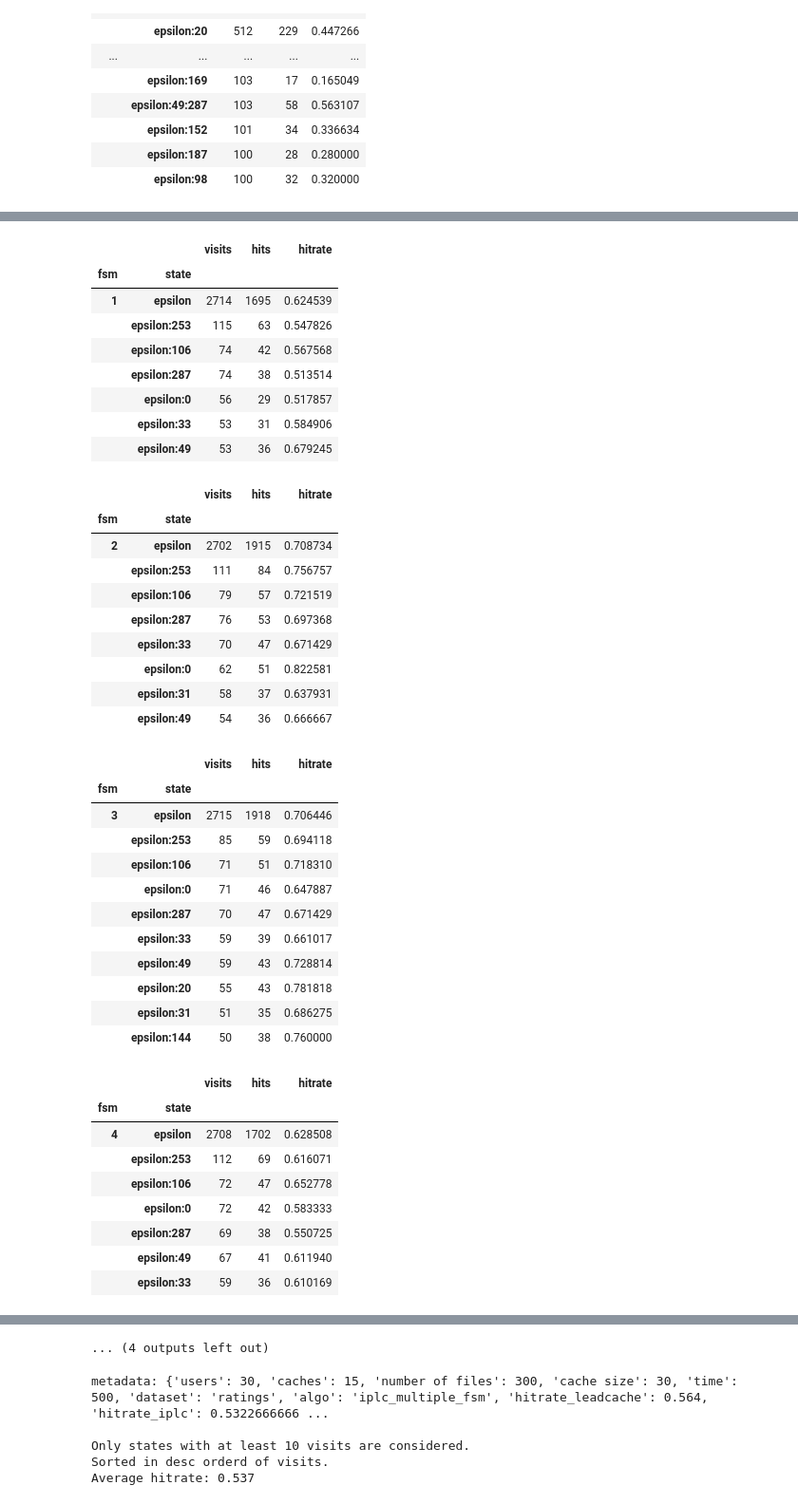
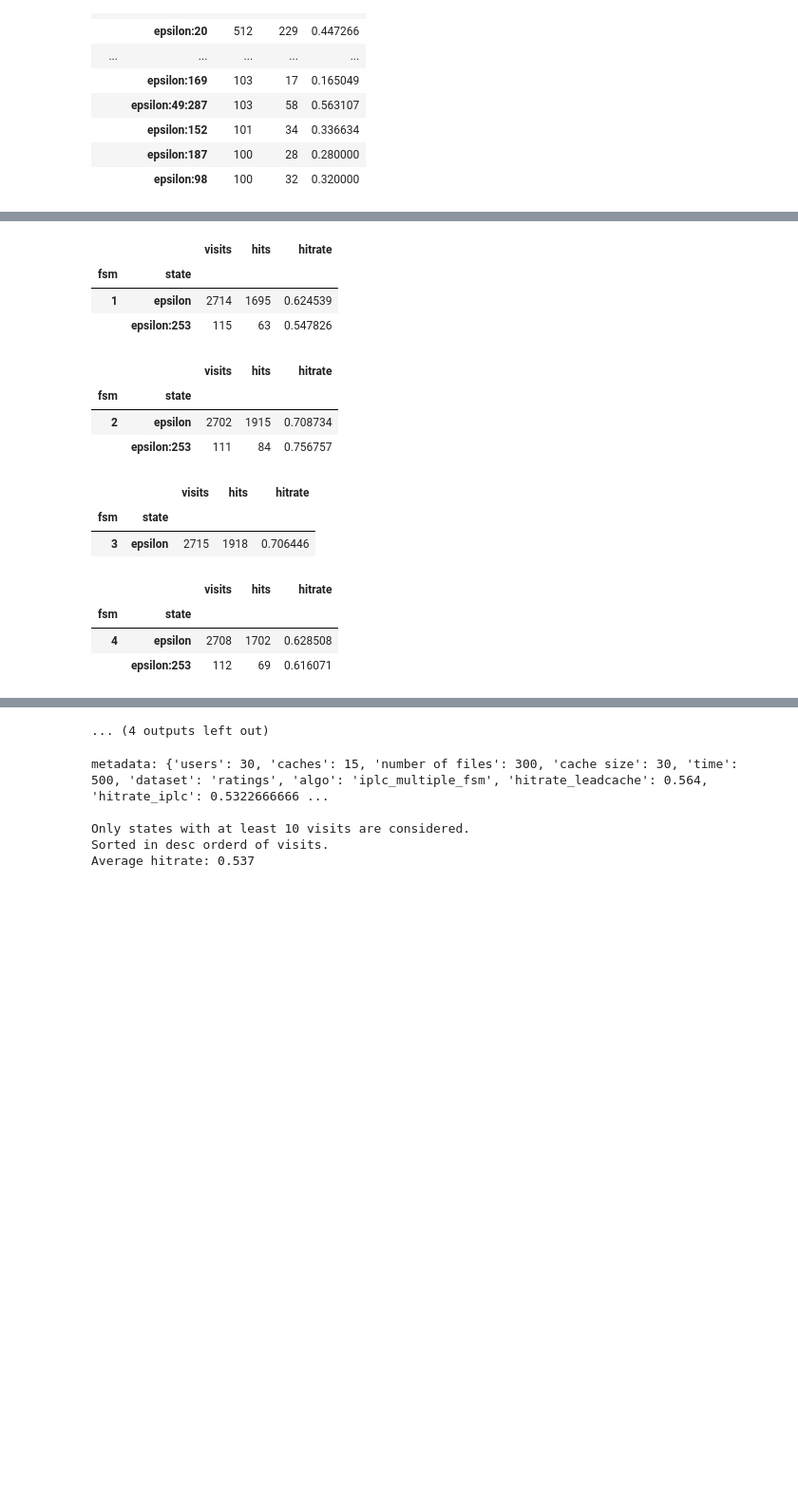
Before and after one commit to AtivJoshi/UniversalCaching, a Jupyter notebook: results.ipynb, the cells around one changed output, grey strips where cells are left out. Shown: that part at 95% size. Drawn from its saved outputs; the diff is of its cells as text; code cells hidden in the pictures; blank space fills up the shorter version.

```diff
--- a/results.ipynb
+++ b/results.ipynb
@@ -344,7 +344,7 @@ with pd.HDFStore('data/results/ratings_iplc_multifsm_u10_c4_t8207_d6_f300_10_23_
     _ = metadata.pop('network_graph')
     _ = metadata.pop('data_description')
 
-    cutoff=50
+    cutoff=100
     df1 = df.drop(df[df['visits'] < cutoff].index)
     hitrate_filtered=df1['hits'].sum()/df1['visits'].sum()
     df1.sort_values(by=['fsm','visits'], inplace=True, ascending=[True,False])
@@ -535,7 +433,7 @@ with pd.HDFStore('data/results/ratings_iplc_multifsm_u15_c7_t5471_d8_f300_10_23_
     _ = metadata.pop('network_graph')
     _ = metadata.pop('data_description')
 
-    cutoff=50
+    cutoff=100
     df1 = df.drop(df[df['visits'] < cutoff].index)
     hitrate_filtered=df1['hits'].sum()/df1['visits'].sum()
     df1.sort_values(by=['fsm','visits'], inplace=True, ascending=[True,False])
@@ -565,43 +457,18 @@ Average hitrate: 0.599
 |  |  | visits | hits | hitrate |
 | fsm | state |  |  |  |
 | 1 | epsilon | 2714 | 1695 | 0.624539 |
 |  | epsilon:253 | 115 | 63 | 0.547826 |
-|  | epsilon:106 | 74 | 42 | 0.567568 |
-|  | epsilon:287 | 74 | 38 | 0.513514 |
-|  | epsilon:0 | 56 | 29 | 0.517857 |
-|  | epsilon:33 | 53 | 31 | 0.584906 |
-|  | epsilon:49 | 53 | 36 | 0.679245 |
 |  |  | visits | hits | hitrate |
 | fsm | state |  |  |  |
 | 2 | epsilon | 2702 | 1915 | 0.708734 |
 |  | epsilon:253 | 111 | 84 | 0.756757 |
-|  | epsilon:106 | 79 | 57 | 0.721519 |
-|  | epsilon:287 | 76 | 53 | 0.697368 |
-|  | epsilon:33 | 70 | 47 | 0.671429 |
-|  | epsilon:0 | 62 | 51 | 0.822581 |
-|  | epsilon:31 | 58 | 37 | 0.637931 |
-|  | epsilon:49 | 54 | 36 | 0.666667 |
 |  |  | visits | hits | hitrate |
 | fsm | state |  |  |  |
 | 3 | epsilon | 2715 | 1918 | 0.706446 |
-|  | epsilon:253 | 85 | 59 | 0.694118 |
-|  | epsilon:106 | 71 | 51 | 0.718310 |
-|  | epsilon:0 | 71 | 46 | 0.647887 |
-|  | epsilon:287 | 70 | 47 | 0.671429 |
-|  | epsilon:33 | 59 | 39 | 0.661017 |
-|  | epsilon:49 | 59 | 43 | 0.728814 |
-|  | epsilon:20 | 55 | 43 | 0.781818 |
-|  | epsilon:31 | 51 | 35 | 0.686275 |
-|  | epsilon:144 | 50 | 38 | 0.760000 |
 |  |  | visits | hits | hitrate |
 | fsm | state |  |  |  |
 | 4 | epsilon | 2708 | 1702 | 0.628508 |
 |  | epsilon:253 | 112 | 69 | 0.616071 |
-|  | epsilon:106 | 72 | 47 | 0.652778 |
-|  | epsilon:0 | 72 | 42 | 0.583333 |
-|  | epsilon:287 | 69 | 38 | 0.550725 |
-|  | epsilon:49 | 67 | 41 | 0.611940 |
-|  | epsilon:33 | 59 | 36 | 0.610169 |
 |  |  | visits | hits | hitrate |
 | fsm | state |  |  |  |
 | 5 | epsilon | 2712 | 1743 | 0.642699 |
```
Also changed, not shown: parts of 2 cells of this notebook, 3 other files.
